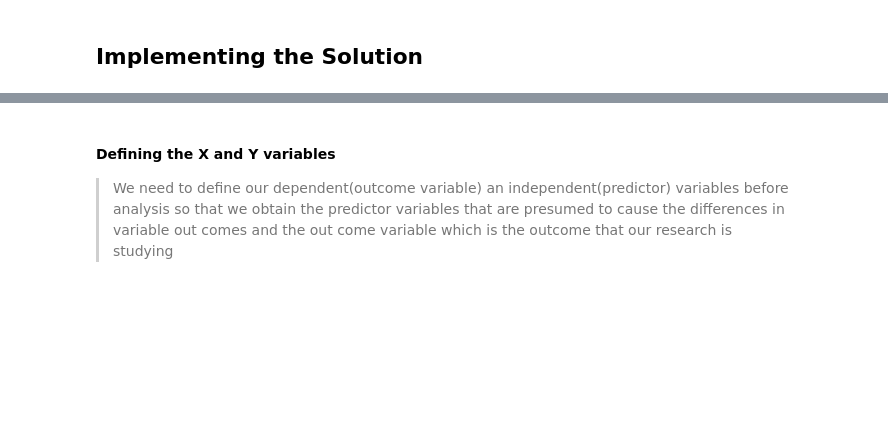
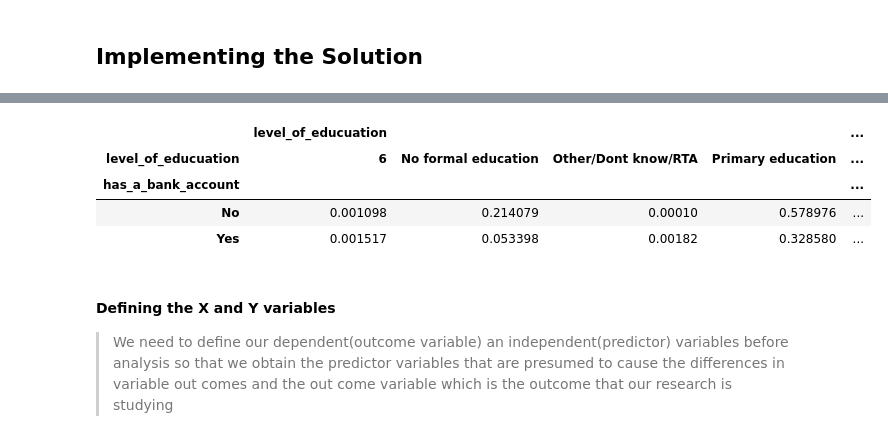
Before and after one commit to Linda-Agesa/Autolib_Analysis, a Jupyter notebook: Week2_Financial_Inclusion_Analysis_East_Africa.ipynb, the cells around one changed output, grey strips where cells are left out. Saved outputs shown, nothing was run; the diff lists cells and outputs as text; code cells hidden in the pictures; blank space fills up the shorter version.

```diff
--- a/Week2_Financial_Inclusion_Analysis_East_Africa.ipynb
+++ b/Week2_Financial_Inclusion_Analysis_East_Africa.ipynb
@@ -1013,3 +1020,17 @@ fin_df.head(2)
+# %%
+# Determining the level of education of the respondents in each country
+
+bloe_df = pd.DataFrame(fin_df, columns = ['has_a_bank_account', 'level_of_educuation']) # Creating a slice of the dataframe containing the country and level of education columns
+
+bloe_df = pd.DataFrame(bloe_df.groupby('has_a_bank_account')['level_of_educuation'].value_counts(normalize = True))
+
+bloe_df.unstack()
+# %% [output]
+|  | level_of_educuation |  |  |  | ... |
+| level_of_educuation | 6 | No formal education | Other/Dont know/RTA | Primary education | ... |
+| has_a_bank_account |  |  |  |  | ... |
+| No | 0.001098 | 0.214079 | 0.00010 | 0.578976 | ... |
+| Yes | 0.001517 | 0.053398 | 0.00182 | 0.328580 | ... |
 # %% [markdown]
 #### Defining the X and Y variables
 
```
Also changed, not shown: parts of 22 cells of this notebook.
